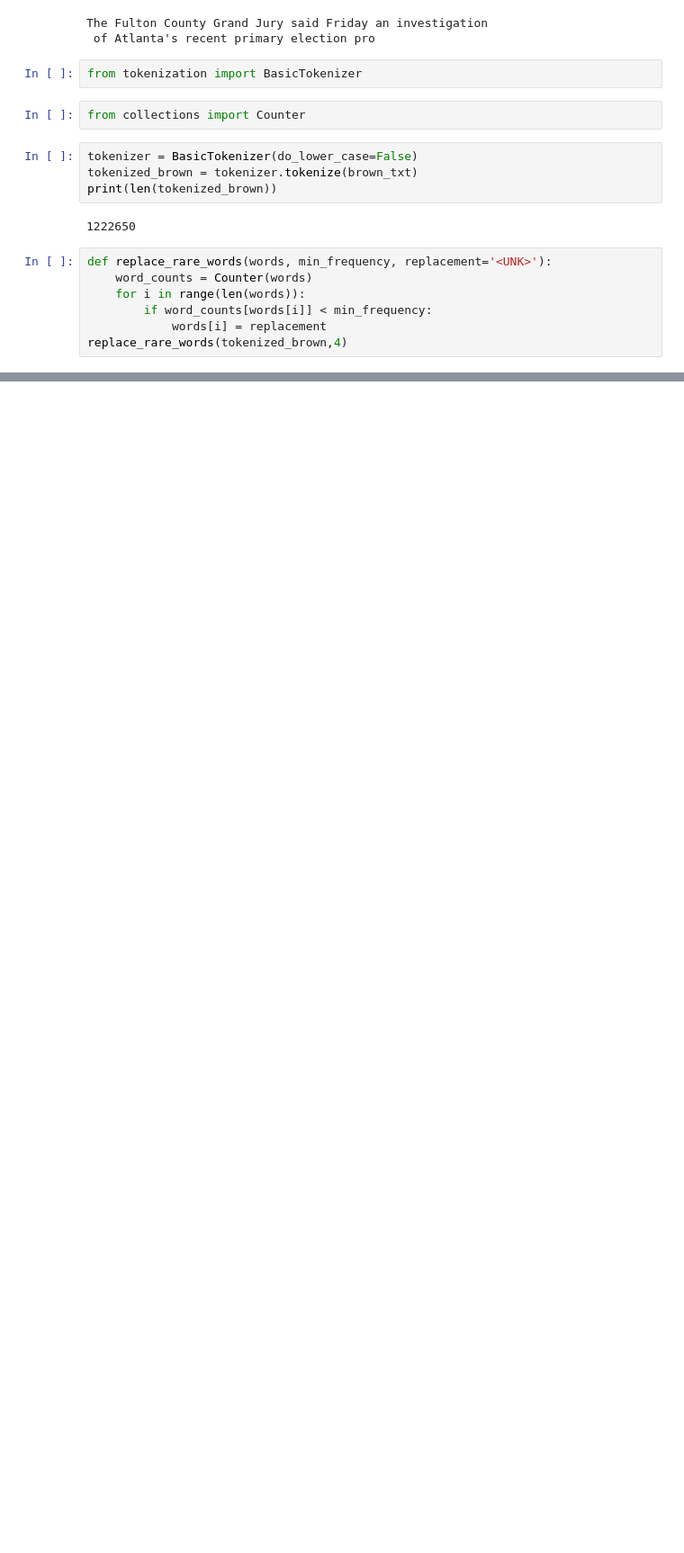
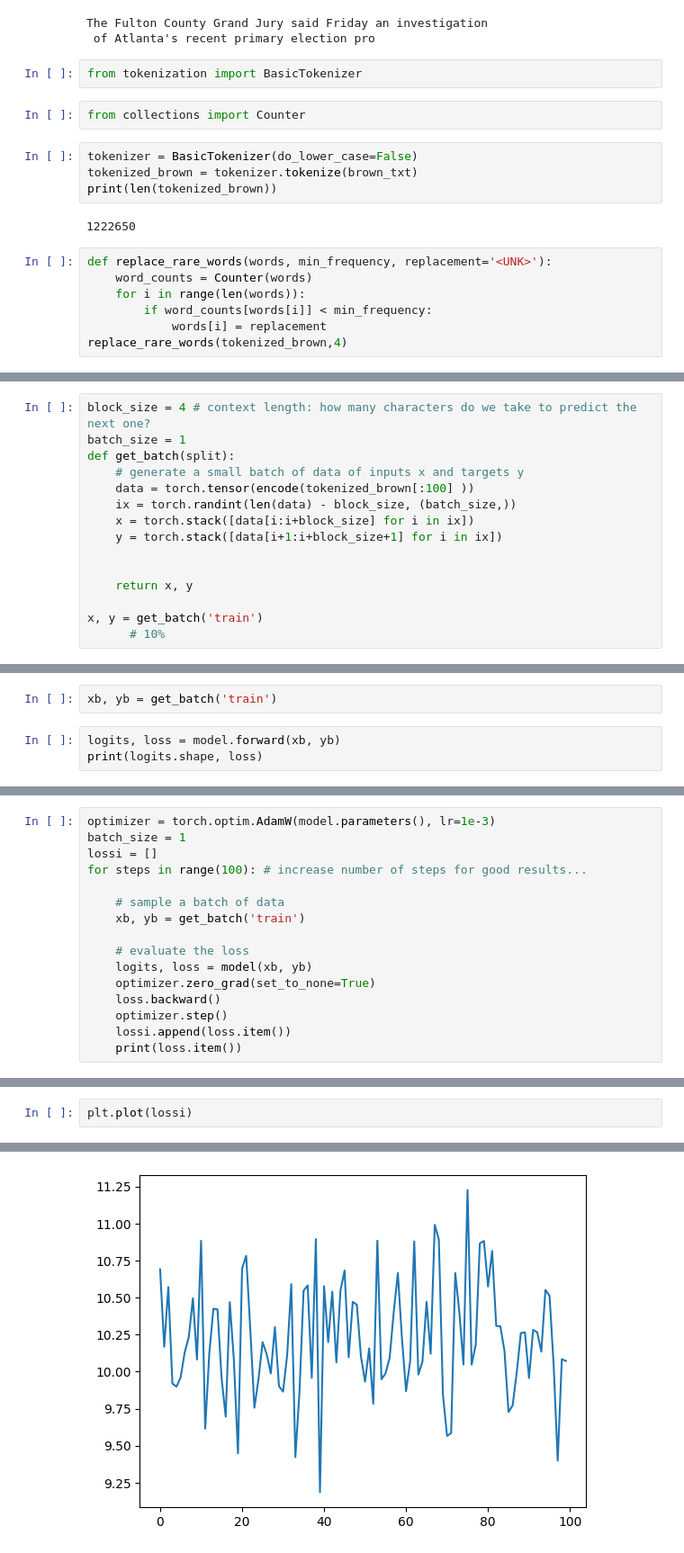
Before and after one commit to VrindavanSanap/makemore, a Jupyter notebook: brown.ipynb, the cells around one changed output, grey strips where cells are left out. Shown at 90% size. Drawn from its saved outputs; the diff is of its cells as text; blank space fills up the shorter version.

```diff
--- a/brown.ipynb
+++ b/brown.ipynb
@@ -90,0 +33,15 @@ len(itos)
+# %%
+block_size = 4 # context length: how many characters do we take to predict the next one?
+batch_size = 1
+def get_batch(split):
+    # generate a small batch of data of inputs x and targets y
+    data = torch.tensor(encode(tokenized_brown[:100] ))
+    ix = torch.randint(len(data) - block_size, (batch_size,))
+    x = torch.stack([data[i:i+block_size] for i in ix])
+    y = torch.stack([data[i+1:i+block_size+1] for i in ix])
+
+
+    return x, y
+
+x, y = get_batch('train')
+      # 10%
@@ -90,0 +209,5 @@ len(itos)
+# %%
+xb, yb = get_batch('train')
+# %%
+logits, loss = model.forward(xb, yb)
+print(logits.shape, loss)
@@ -90,0 +231,16 @@ len(itos)
+# %%
+optimizer = torch.optim.AdamW(model.parameters(), lr=1e-3)
+batch_size = 1
+lossi = []
+for steps in range(100): # increase number of steps for good results...
+
+    # sample a batch of data
+    xb, yb = get_batch('train')
+
+    # evaluate the loss
+    logits, loss = model(xb, yb)
+    optimizer.zero_grad(set_to_none=True)
+    loss.backward()
+    optimizer.step()
+    lossi.append(loss.item())
+    print(loss.item())
@@ -90,0 +265,3 @@ len(itos)
+# %%
+plt.plot(lossi)
+# %% [output]
@@ -90,0 +269 @@ len(itos)
+[figure, added]
```
Also changed, not shown: parts of 23 cells of this notebook, 11 other files.
